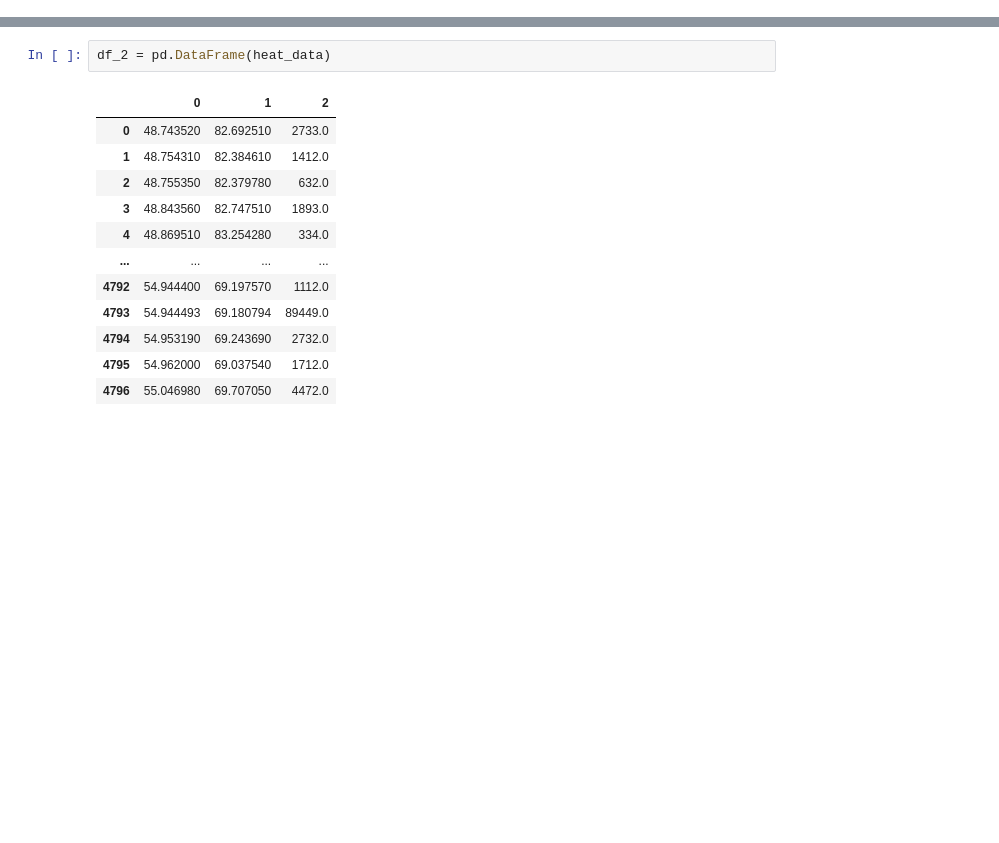
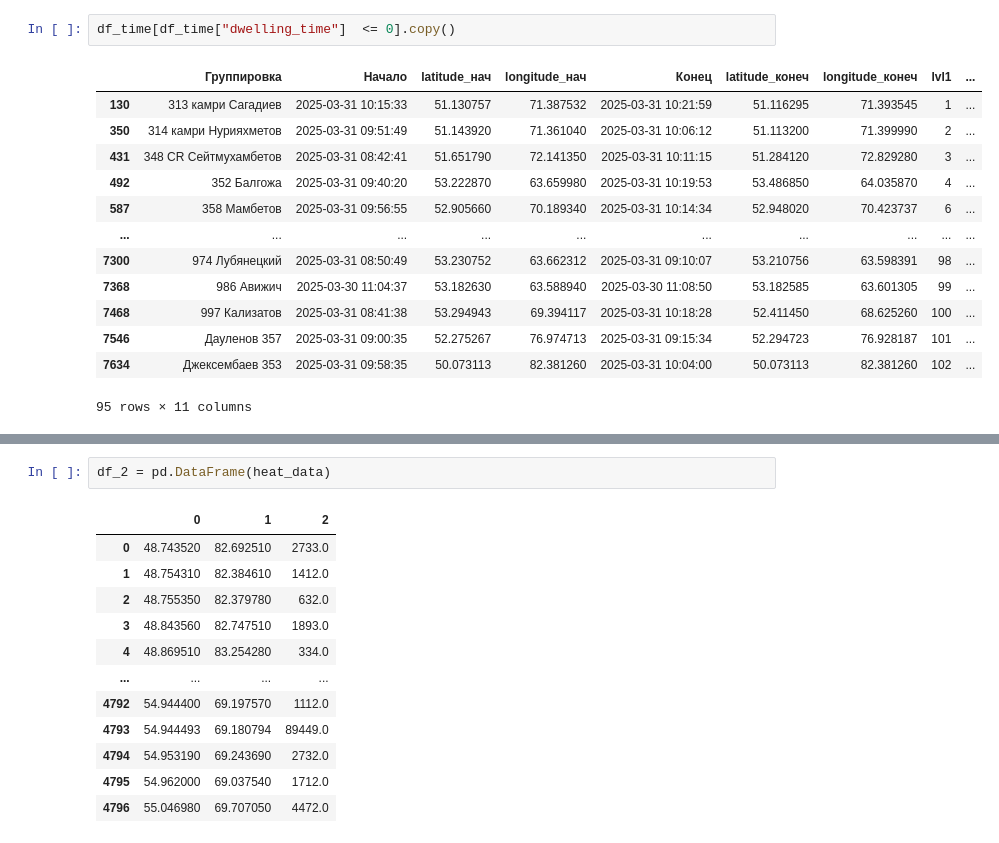
Before and after one commit to Nurtugann/Tracking_heatmap, a Jupyter notebook: 2.ipynb, the cells around one changed output, grey strips where cells are left out. Cells and saved outputs as stored; diff of their text form; blank space fills up the shorter version.

```diff
--- a/2.ipynb
+++ b/2.ipynb
@@ -82,0 +75,16 @@ for (lat, lon), group in grouped_events:
+# %%
+df_time[df_time["dwelling_time"]  <= 0].copy()
+# %% [output]
+|  | Группировка | Начало | latitude_нач | longitude_нач | Конец | latitude_конеч | longitude_конеч | lvl1 | ... |
+| 130 | 313 камри Сагадиев | 2025-03-31 10:15:33 | 51.130757 | 71.387532 | 2025-03-31 10:21:59 | 51.116295 | 71.393545 | 1 | ... |
+| 350 | 314 камри Нурияхметов | 2025-03-31 09:51:49 | 51.143920 | 71.361040 | 2025-03-31 10:06:12 | 51.113200 | 71.399990 | 2 | ... |
+| 431 | 348 CR Сейтмухамбетов | 2025-03-31 08:42:41 | 51.651790 | 72.141350 | 2025-03-31 10:11:15 | 51.284120 | 72.829280 | 3 | ... |
+| 492 | 352 Балгожа | 2025-03-31 09:40:20 | 53.222870 | 63.659980 | 2025-03-31 10:19:53 | 53.486850 | 64.035870 | 4 | ... |
+| 587 | 358 Мамбетов | 2025-03-31 09:56:55 | 52.905660 | 70.189340 | 2025-03-31 10:14:34 | 52.948020 | 70.423737 | 6 | ... |
+| ... | ... | ... | ... | ... | ... | ... | ... | ... | ... |
+| 7300 | 974 Лубянецкий | 2025-03-31 08:50:49 | 53.230752 | 63.662312 | 2025-03-31 09:10:07 | 53.210756 | 63.598391 | 98 | ... |
+| 7368 | 986 Авижич | 2025-03-30 11:04:37 | 53.182630 | 63.588940 | 2025-03-30 11:08:50 | 53.182585 | 63.601305 | 99 | ... |
+| 7468 | 997 Кализатов | 2025-03-31 08:41:38 | 53.294943 | 69.394117 | 2025-03-31 10:18:28 | 52.411450 | 68.625260 | 100 | ... |
+| 7546 | Дауленов 357 | 2025-03-31 09:00:35 | 52.275267 | 76.974713 | 2025-03-31 09:15:34 | 52.294723 | 76.928187 | 101 | ... |
+| 7634 | Джексембаев 353 | 2025-03-31 09:58:35 | 50.073113 | 82.381260 | 2025-03-31 10:04:00 | 50.073113 | 82.381260 | 102 | ... |
+95 rows × 11 columns
```
Also changed, not shown: parts of 11 cells of this notebook, 2 other files.
